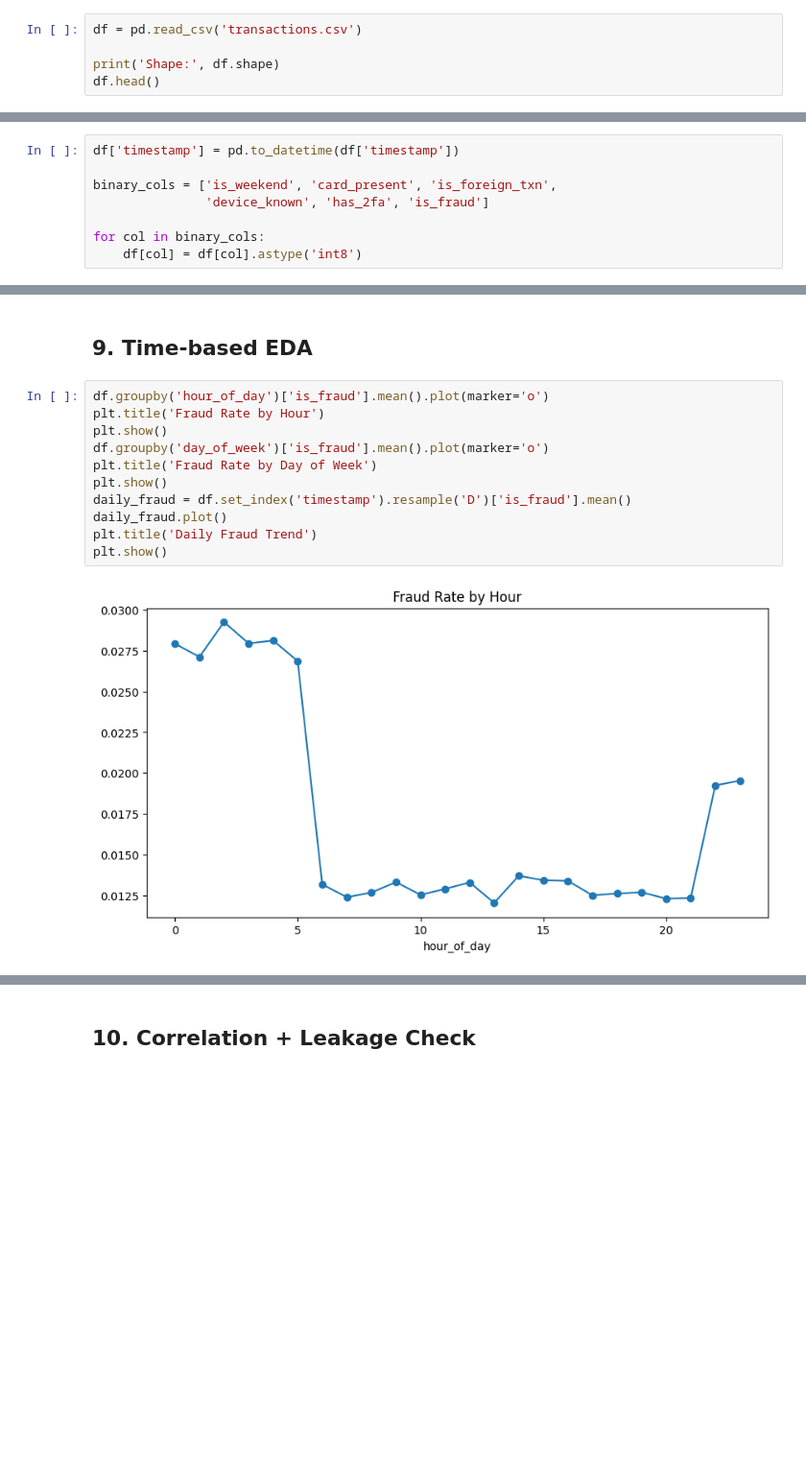
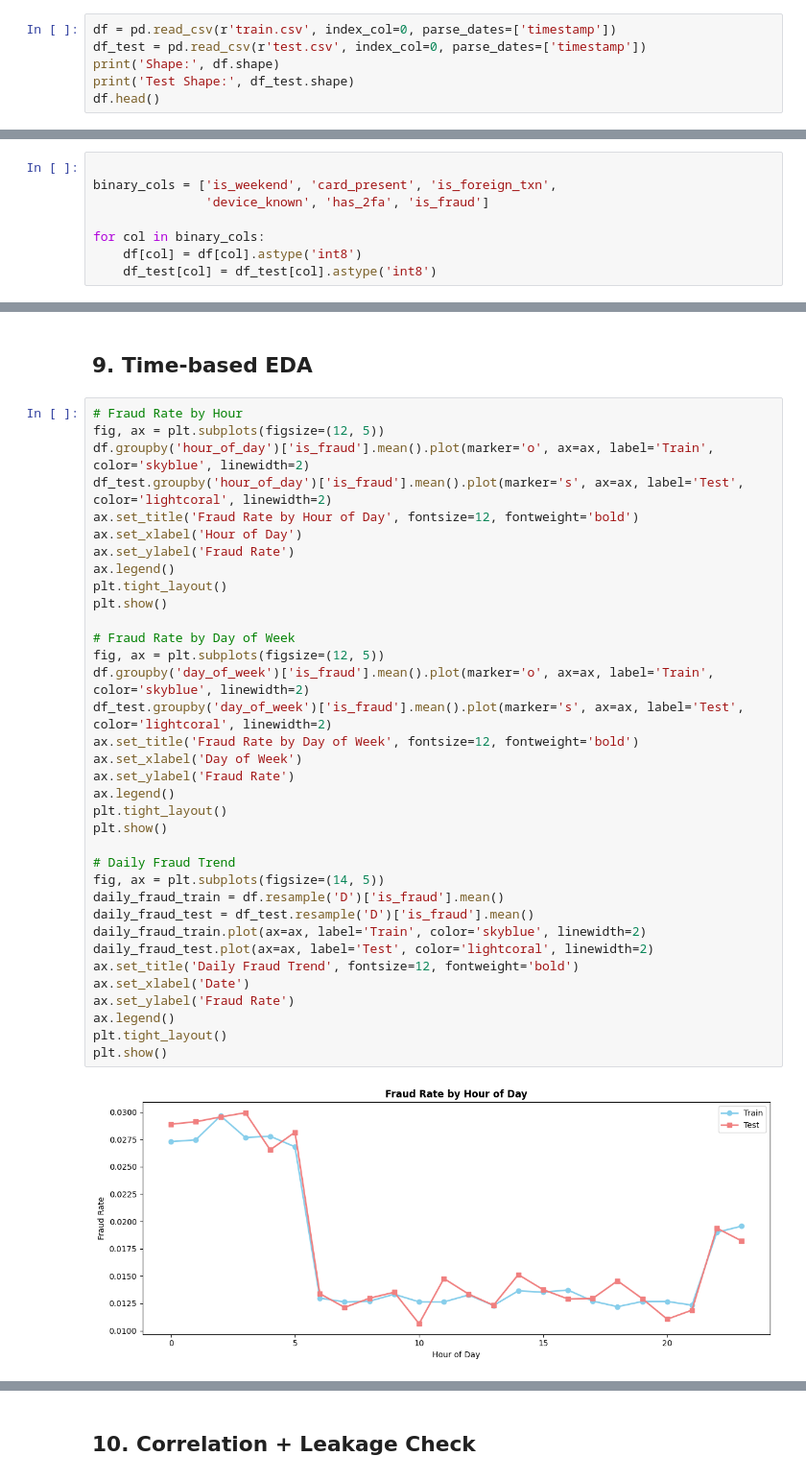
Before and after one commit to huyvietbui1806/mlops-project, a Jupyter notebook: notebooks/EDA.ipynb, the cells around one changed output, grey strips where cells are left out. Shown at 96% size. Saved outputs shown, nothing was run; the diff lists cells and outputs as text; blank space fills up the shorter version.

```diff
--- a/notebooks/EDA.ipynb
+++ b/notebooks/EDA.ipynb
@@ -11,8 +8,9 @@ ModuleNotFoundError: No module named 'pandas'
 # %% [markdown]
 ## **1. Load data**
 # %%
-df = pd.read_csv('transactions.csv')
-
+df = pd.read_csv(r'train.csv', index_col=0, parse_dates=['timestamp'])
+df_test = pd.read_csv(r'test.csv', index_col=0, parse_dates=['timestamp'])
 print('Shape:', df.shape)
+print('Test Shape:', df_test.shape)
 df.head()
 # %% [output]
@@ -84,13 +102,13 @@ Duplicate transaction_id: 0
 # %% [markdown]
 ### **3.3 Datatype optimization**
 # %%
-df['timestamp'] = pd.to_datetime(df['timestamp'])
 
 binary_cols = ['is_weekend', 'card_present', 'is_foreign_txn',
                'device_known', 'has_2fa', 'is_fraud']
 
 for col in binary_cols:
     df[col] = df[col].astype('int8')
+    df_test[col] = df_test[col].astype('int8')
 # %% [markdown]
 ## **4. Target Analysis**
 # %%
@@ -214,15 +439,39 @@ plt.show()
 # %% [markdown]
 ## **9. Time-based EDA**
 # %%
-df.groupby('hour_of_day')['is_fraud'].mean().plot(marker='o')
-plt.title('Fraud Rate by Hour')
+# Fraud Rate by Hour
+fig, ax = plt.subplots(figsize=(12, 5))
+df.groupby('hour_of_day')['is_fraud'].mean().plot(marker='o', ax=ax, label='Train', color='skyblue', linewidth=2)
+df_test.groupby('hour_of_day')['is_fraud'].mean().plot(marker='s', ax=ax, label='Test', color='lightcoral', linewidth=2)
+ax.set_title('Fraud Rate by Hour of Day', fontsize=12, fontweight='bold')
+ax.set_xlabel('Hour of Day')
+ax.set_ylabel('Fraud Rate')
+ax.legend()
+plt.tight_layout()
 plt.show()
-df.groupby('day_of_week')['is_fraud'].mean().plot(marker='o')
-plt.title('Fraud Rate by Day of Week')
+
+# Fraud Rate by Day of Week
+fig, ax = plt.subplots(figsize=(12, 5))
+df.groupby('day_of_week')['is_fraud'].mean().plot(marker='o', ax=ax, label='Train', color='skyblue', linewidth=2)
+df_test.groupby('day_of_week')['is_fraud'].mean().plot(marker='s', ax=ax, label='Test', color='lightcoral', linewidth=2)
+ax.set_title('Fraud Rate by Day of Week', fontsize=12, fontweight='bold')
+ax.set_xlabel('Day of Week')
+ax.set_ylabel('Fraud Rate')
+ax.legend()
+plt.tight_layout()
 plt.show()
-daily_fraud = df.set_index('timestamp').resample('D')['is_fraud'].mean()
-daily_fraud.plot()
-plt.title('Daily Fraud Trend')
+
+# Daily Fraud Trend
+fig, ax = plt.subplots(figsize=(14, 5))
+daily_fraud_train = df.resample('D')['is_fraud'].mean()
+daily_fraud_test = df_test.resample('D')['is_fraud'].mean()
+daily_fraud_train.plot(ax=ax, label='Train', color='skyblue', linewidth=2)
+daily_fraud_test.plot(ax=ax, label='Test', color='lightcoral', linewidth=2)
+ax.set_title('Daily Fraud Trend', fontsize=12, fontweight='bold')
+ax.set_xlabel('Date')
+ax.set_ylabel('Fraud Rate')
+ax.legend()
+plt.tight_layout()
 plt.show()
 # %% [output]
-[figure, old version]
+[figure, new version]
```
Also changed, not shown: parts of 31 cells of this notebook.
